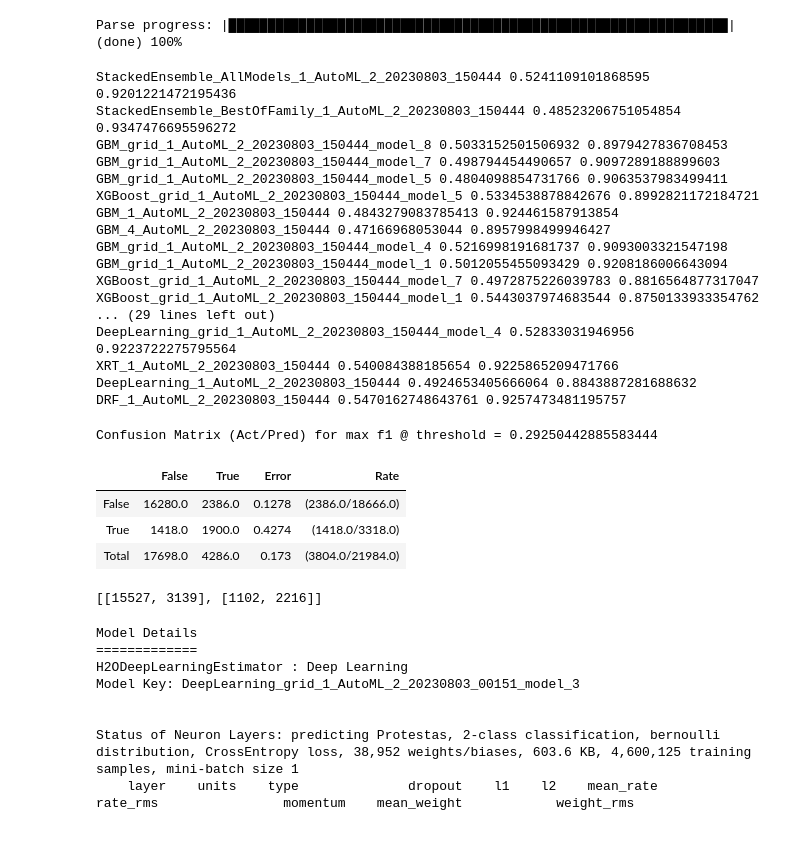
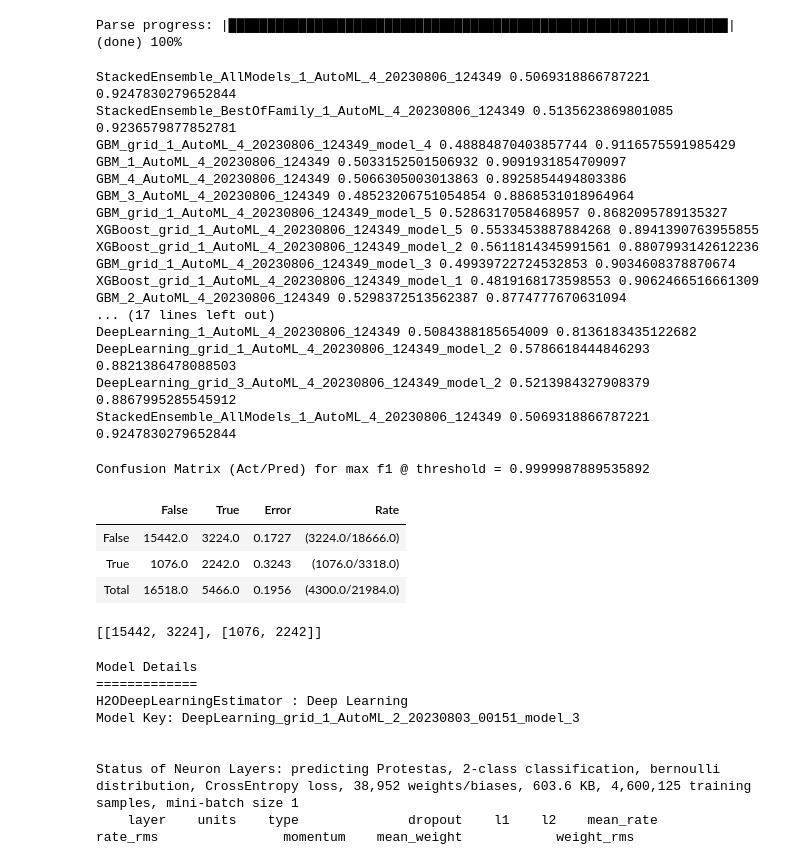
Before and after one commit to davinun99/tesis-model, a Jupyter notebook: Training/TrainingBalanced.ipynb, the cells around one changed output. Drawn from its saved outputs; the diff is of its cells as text; code cells hidden in the pictures.

```diff
--- a/Training/TrainingBalanced.ipynb
+++ b/Training/TrainingBalanced.ipynb
@@ -38,7 +38,7 @@ if True:
 	n_cmp = len(balanced_df_true)
 	n_no_cmp = len(balanced_df_false)
 	total = n_cmp + n_no_cmp
-	sample_false = balanced_df_false.sample(int(total*.65)) #Sample 70% no complaints 30 % complaints
+	sample_false = balanced_df_false.sample(int(total*.60)) #Sample 70% no complaints 30 % complaints
 	balanced_df = pd.concat([balanced_df_true, sample_false])
 # %% [markdown]
 ## Training
@@ -53,7 +53,7 @@ train[y] = train[y].asfactor()
 Parse progress: |████████████████████████████████████████████████████████████████| (done) 100%
 # %%
 # Run AutoML for 10 base models
-aml = H2OAutoML(max_models=42, seed=23, stopping_metric="RMSE", sort_metric="RMSE")
+aml = H2OAutoML(max_models=30, seed=22)
 aml.train(x=x, y=y, training_frame=train)
 
 # View the AutoML Leader
@@ -136,36 +136,36 @@ for model_id in model_ids:
 
 print(best, best_score_t, best_score_f)
 # %% [output]
-StackedEnsemble_AllModels_1_AutoML_2_20230803_150444 0.5241109101868595 0.9201221472195436
-StackedEnsemble_BestOfFamily_1_AutoML_2_20230803_150444 0.48523206751054854 0.9347476695596272
-GBM_grid_1_AutoML_2_20230803_150444_model_8 0.5033152501506932 0.8979427836708453
-GBM_grid_1_AutoML_2_20230803_150444_model_7 0.498794454490657 0.9097289188899603
-GBM_grid_1_AutoML_2_20230803_150444_model_5 0.4804098854731766 0.9063537983499411
-XGBoost_grid_1_AutoML_2_20230803_150444_model_5 0.5334538878842676 0.8992821172184721
-GBM_1_AutoML_2_20230803_150444 0.4843279083785413 0.924461587913854
-GBM_4_AutoML_2_20230803_150444 0.47166968053044 0.8957998499946427
-GBM_grid_1_AutoML_2_20230803_150444_model_4 0.5216998191681737 0.9093003321547198
-GBM_grid_1_AutoML_2_20230803_150444_model_1 0.5012055455093429 0.9208186006643094
-XGBoost_grid_1_AutoML_2_20230803_150444_model_7 0.4972875226039783 0.8816564877317047
-XGBoost_grid_1_AutoML_2_20230803_150444_model_1 0.5443037974683544 0.8750133933354762
-... (29 lines left out)
-DeepLearning_grid_1_AutoML_2_20230803_150444_model_4 0.52833031946956 0.9223722275795564
-XRT_1_AutoML_2_20230803_150444 0.540084388185654 0.9225865209471766
-DeepLearning_1_AutoML_2_20230803_150444 0.4924653405666064 0.8843887281688632
-DRF_1_AutoML_2_20230803_150444 0.5470162748643761 0.9257473481195757
+StackedEnsemble_AllModels_1_AutoML_4_20230806_124349 0.5069318866787221 0.9247830279652844
+StackedEnsemble_BestOfFamily_1_AutoML_4_20230806_124349 0.5135623869801085 0.9236579877852781
+GBM_grid_1_AutoML_4_20230806_124349_model_4 0.48884870403857744 0.9116575591985429
+GBM_1_AutoML_4_20230806_124349 0.5033152501506932 0.9091931854709097
+GBM_4_AutoML_4_20230806_124349 0.5066305003013863 0.8925854494803386
+GBM_3_AutoML_4_20230806_124349 0.48523206751054854 0.8868531018964964
+GBM_grid_1_AutoML_4_20230806_124349_model_5 0.5286317058468957 0.8682095789135327
+XGBoost_grid_1_AutoML_4_20230806_124349_model_5 0.5533453887884268 0.8941390763955855
+XGBoost_grid_1_AutoML_4_20230806_124349_model_2 0.5611814345991561 0.8807993142612236
+GBM_grid_1_AutoML_4_20230806_124349_model_3 0.49939722724532853 0.9034608378870674
+XGBoost_grid_1_AutoML_4_20230806_124349_model_1 0.4819168173598553 0.9062466516661309
+GBM_2_AutoML_4_20230806_124349 0.5298372513562387 0.8774777670631094
+... (17 lines left out)
+DeepLearning_1_AutoML_4_20230806_124349 0.5084388185654009 0.8136183435122682
+DeepLearning_grid_1_AutoML_4_20230806_124349_model_2 0.5786618444846293 0.8821386478088503
+DeepLearning_grid_3_AutoML_4_20230806_124349_model_2 0.5213984327908379 0.8867995285545912
+StackedEnsemble_AllModels_1_AutoML_4_20230806_124349 0.5069318866787221 0.9247830279652844
 # %%
-best_model = h2o.get_model('DeepLearning_grid_1_AutoML_2_20230803_150444_model_3')
+best_model = h2o.get_model('DeepLearning_grid_1_AutoML_2_20230803_00151_model_3')
 best_model.model_performance(test_2022).confusion_matrix()
 # %% [output]
-Confusion Matrix (Act/Pred) for max f1 @ threshold = 0.29250442885583444
+Confusion Matrix (Act/Pred) for max f1 @ threshold = 0.9999987889535892
 |  | False | True | Error | Rate |
-| False | 16280.0 | 2386.0 | 0.1278 | (2386.0/18666.0) |
-| True | 1418.0 | 1900.0 | 0.4274 | (1418.0/3318.0) |
-| Total | 17698.0 | 4286.0 | 0.173 | (3804.0/21984.0) |
+| False | 15442.0 | 3224.0 | 0.1727 | (3224.0/18666.0) |
+| True | 1076.0 | 2242.0 | 0.3243 | (1076.0/3318.0) |
+| Total | 16518.0 | 5466.0 | 0.1956 | (4300.0/21984.0) |
 # %%
 best_model.model_performance(test_2022).confusion_matrix().to_list()
 # %% [output]
-[[15527, 3139], [1102, 2216]]
+[[15442, 3224], [1076, 2242]]
 # %%
 model_path = h2o.save_model(model=best_model, path="train2021/smoteModelv8", force=True)
 # %%
```
Also changed, not shown: parts of 3 cells of this notebook, 3 other files.
